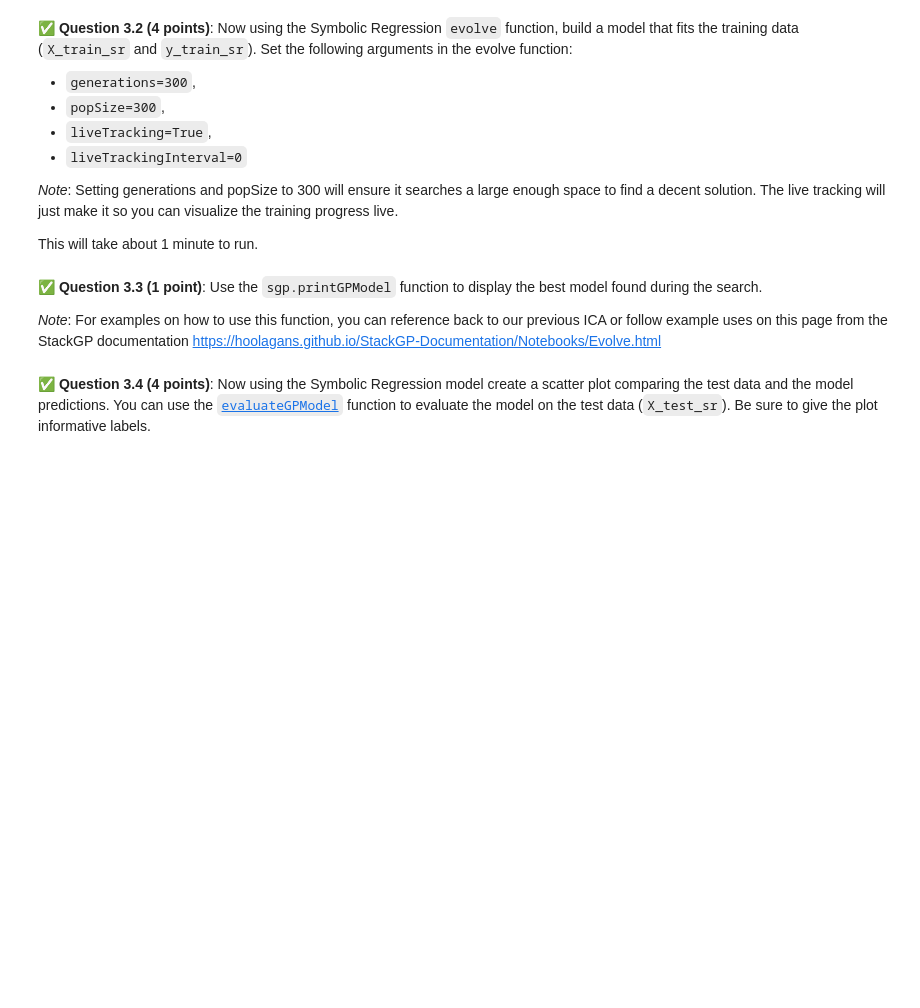
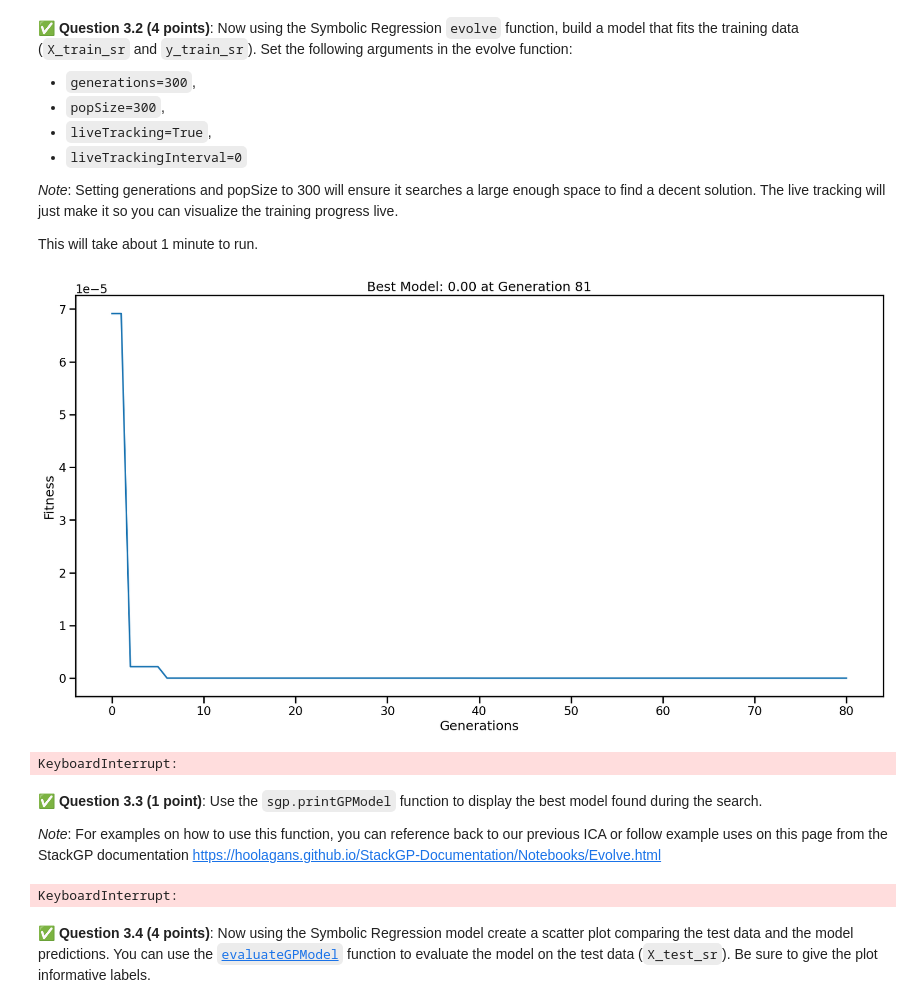
Before and after one commit to btavarezg/CMSE-202, a Jupyter notebook: hw-03/HW-03_Regression-S26-STUDENT.ipynb, the cells around one changed output. Drawn from its saved outputs; the diff is of its cells as text; code cells hidden in the pictures; blank space fills up the shorter version.

```diff
--- a/hw-03/HW-03_Regression-S26-STUDENT.ipynb
+++ b/hw-03/HW-03_Regression-S26-STUDENT.ipynb
@@ -180,3 +266,18 @@ This will take about 1 minute to run.
+# %%
+# put your code here
+import StackGP as sgp
+
+gp_model = sgp.evolve(
+    X_train_sr,
+    y_train_sr,
+    generations=300,
+    popSize=300,
+    liveTracking=True,
+    liveTrackingInterval=0
+)
+# %% [output]
+[figure, added]
+KeyboardInterrupt:
 # %% [markdown]
 &#9989; **Question 3.3 (1 point)**: Use the `sgp.printGPModel` function to display the best model found during the search.
 
@@ -186,2 +285,15 @@ This will take about 1 minute to run.
+# %%
+# put your code here
+gp_model = sgp.evolve(
+    X_train_sr,
+    y_train_sr,
+    generations=300,
+    popSize=300,
+    liveTracking=True,
+    liveTrackingInterval=0
+)
+sgp.printGPModel(gp_model)
+# %% [output]
+KeyboardInterrupt:
 # %% [markdown]
 &#9989; **Question 3.4 (4 points)**: Now using the Symbolic Regression model create a scatter plot comparing the test data and the model predictions. You can use the [`evaluateGPModel`](https://hoolagans.github.io/StackGP-Documentation/Notebooks/EvaluateGPModel.html) function to evaluate the model on the test data (`X_test_sr`). Be sure to give the plot informative labels.
```
Also changed, not shown: parts of 51 cells of this notebook, 4 other files.
